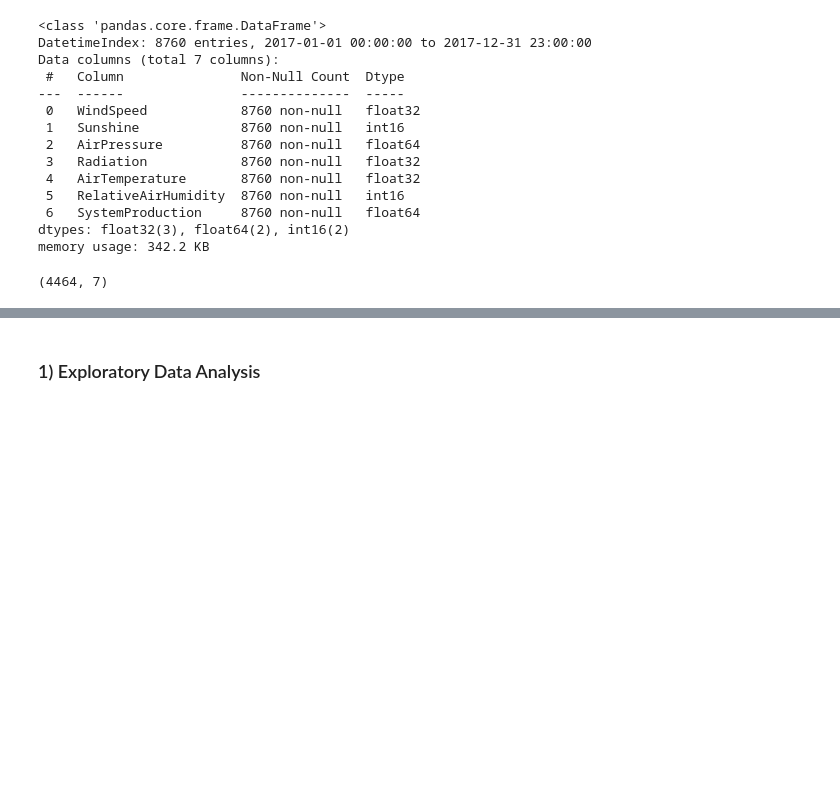
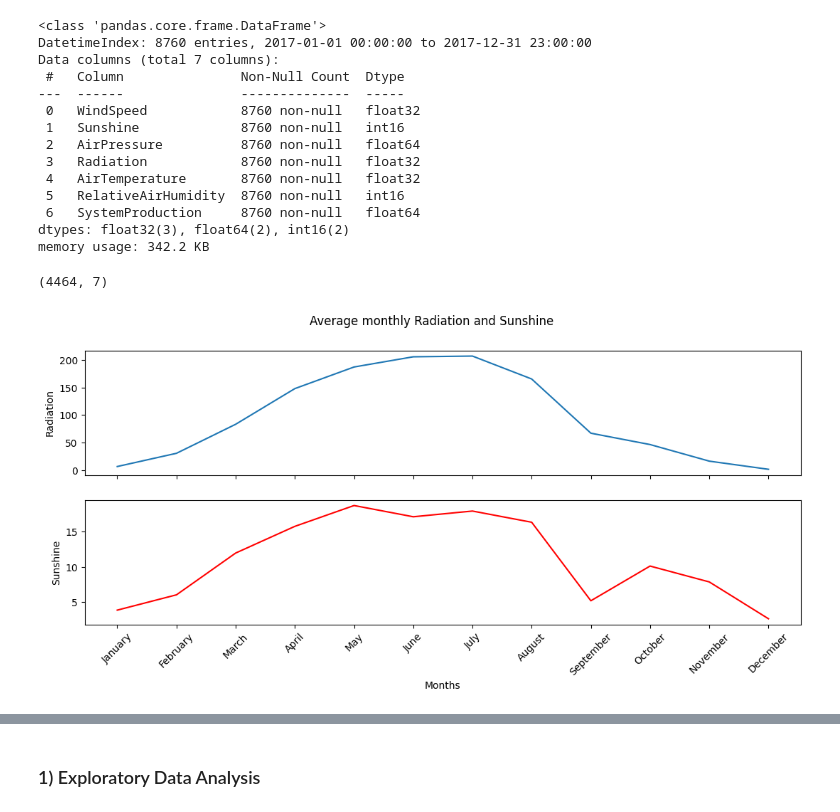
Before and after one commit to caiosoter/DS-Projects, a Jupyter notebook: Solar_Power_Generation_Prediction/Solar_Power_Prediction.ipynb, the cells around one changed output, grey strips where cells are left out. Cells and saved outputs as stored; diff of their text form; code cells hidden in the pictures; blank space fills up the shorter version.

Commit message:
Análise das colunas Radiation e Sunshine

```diff
--- a/Solar_Power_Generation_Prediction/Solar_Power_Prediction.ipynb
+++ b/Solar_Power_Generation_Prediction/Solar_Power_Prediction.ipynb
@@ -161,3 +155,22 @@ memory usage: 342.2 KB
 df[df["Radiation"] < 0].shape
 # %% [output]
 (4464, 7)
+# %%
+# Analysing average monthly Radiation and Sunshine:
+
+df["Months"] = df.index.month_name()
+df["Month_number"] = df.index.month
+monthly_rad_sun = df.groupby(["Month_number", "Months"]).agg({"Radiation":"mean", "Sunshine":"mean"}).\
+    droplevel(level="Month_number")
+# %%
+# Line plot of the Average monthly Radiation and Sushine
+
+fig, ax = plt.subplots(nrows=2, ncols=1, sharex=True, figsize=(13, 5))
+fig.suptitle("Average monthly Radiation and Sunshine")
+plt.xticks(rotation=45)
+
+sns.lineplot(monthly_rad_sun["Radiation"], ax=ax[0])
+
+sns.lineplot(monthly_rad_sun["Sunshine"], ax=ax[1], c="r");
+# %% [output]
+[figure, added]
```
Also changed, not shown: parts of 3 cells of this notebook.
